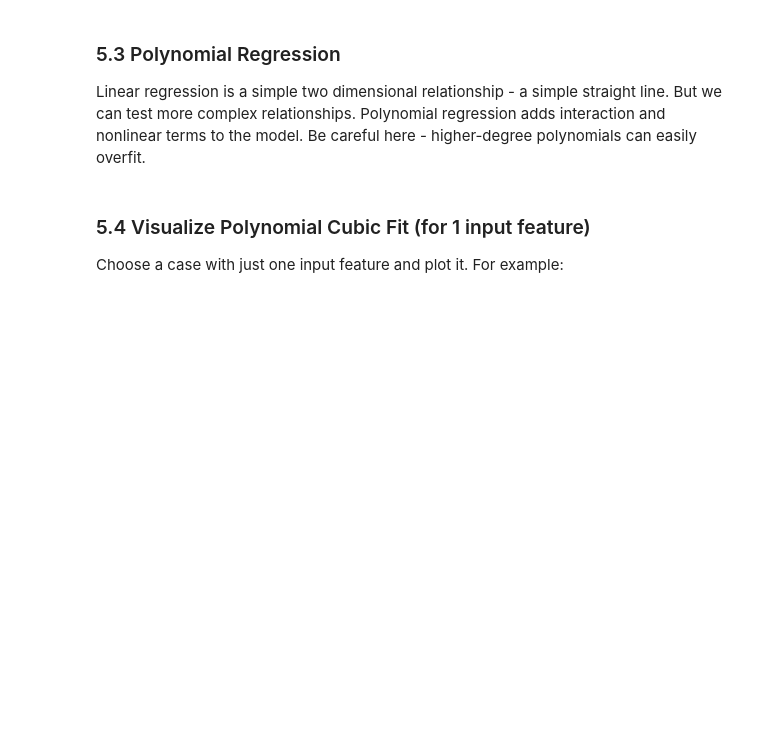
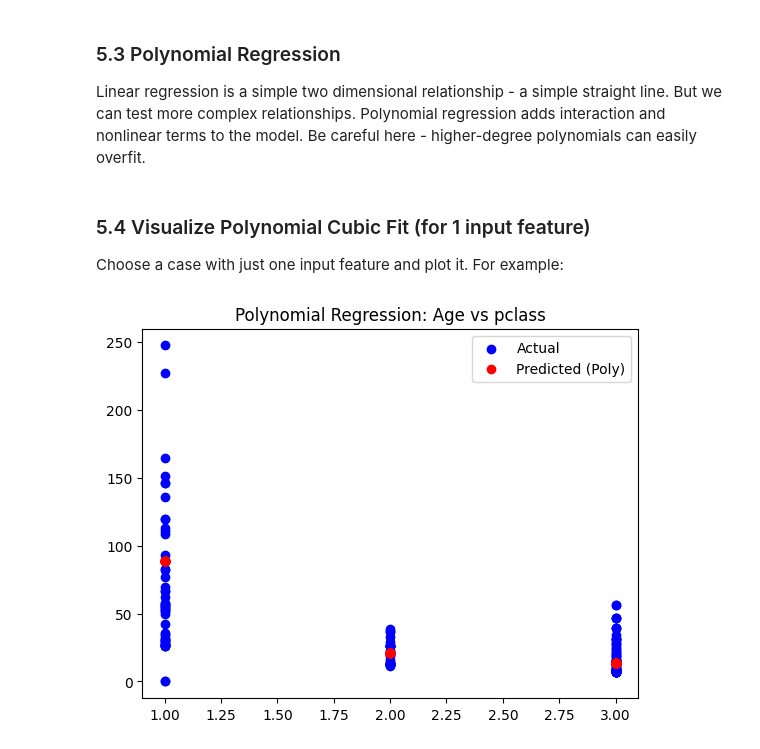
Before and after one commit to gjrich/applied-ml-gjrich, a Jupyter notebook: lab04/ml04_gjrich.ipynb, the cells around one changed output. Cells and saved outputs as stored; diff of their text form; code cells hidden in the pictures; blank space fills up the shorter version.

```diff
--- a/lab04/ml04_gjrich.ipynb
+++ b/lab04/ml04_gjrich.ipynb
@@ -310,8 +393,8 @@ Penalty term: L2 = sum of squared weights
 Effect: Shrinks weights, helps reduce overfitting, keeps all features
 # %%
 ridge_model = Ridge(alpha=1.0)
-ridge_model.fit(X1_train, y1_train)
-y_pred_ridge = ridge_model.predict(X1_test)
+ridge_model.fit(X5_train, y5_train)
+y_pred_ridge = ridge_model.predict(X5_test)
 # %% [markdown]
 ### 5.2 Elastic Net (L1 + L2 combined)
 Lasso Regression uses the L1 penalty, which adds the sum of absolute values of the coefficients to the loss function. Lasso can shrink some coefficients all the way to zero, effectively removing less important features. This makes it useful for feature selection.
@@ -329,31 +412,33 @@ Penalty term: α × (L1 + L2)
 Effect: Shrinks weights and can drop some features — flexible and powerful
 # %%
 elastic_model = ElasticNet(alpha=0.3, l1_ratio=0.5)
-elastic_model.fit(X1_train, y1_train)
-y_pred_elastic = elastic_model.predict(X1_test)
+elastic_model.fit(X5_train, y5_train)
+y_pred_elastic = elastic_model.predict(X5_test)
 # %% [markdown]
 ### 5.3 Polynomial Regression
 Linear regression is a simple two dimensional relationship - a simple straight line. But we can test more complex relationships. Polynomial regression adds interaction and nonlinear terms to the model. Be careful here - higher-degree polynomials can easily overfit.
 # %%
 # Set up the poly inputs
 poly = PolynomialFeatures(degree=3)
-X_train_poly = poly.fit_transform(X1_train)
-X1_test_poly = poly.transform(X1_test)
+X_train_poly = poly.fit_transform(X5_train)
+X5_test_poly = poly.transform(X5_test)
 
 
 # Use the poly inputs in the LR model
 poly_model = LinearRegression()
-poly_model.fit(X_train_poly, y1_train)
-y_pred_poly = poly_model.predict(X1_test_poly)
+poly_model.fit(X_train_poly, y5_train)
+y_pred_poly = poly_model.predict(X5_test_poly)
 # %% [markdown]
 ### 5.4 Visualize Polynomial Cubic Fit (for 1 input feature)
 Choose a case with just one input feature and plot it. For example:
 # %%
-plt.scatter(X1_test, y1_test, color='blue', label='Actual')
-plt.scatter(X1_test, y_pred_poly, color='red', label='Predicted (Poly)')
+plt.scatter(X5_test, y5_test, color='blue', label='Actual')
+plt.scatter(X5_test, y_pred_poly, color='red', label='Predicted (Poly)')
 plt.legend()
-plt.title("Polynomial Regression: Age vs Fare")
+plt.title("Polynomial Regression: Age vs pclass")
 plt.show()
+# %% [output]
+[figure, added]
 # %%
 def report(name, y_true, y_pred):
     print(f"{name} R²: {r2_score(y_true, y_pred):.3f}")
```
Also changed, not shown: parts of 23 cells of this notebook, 9 other files.
